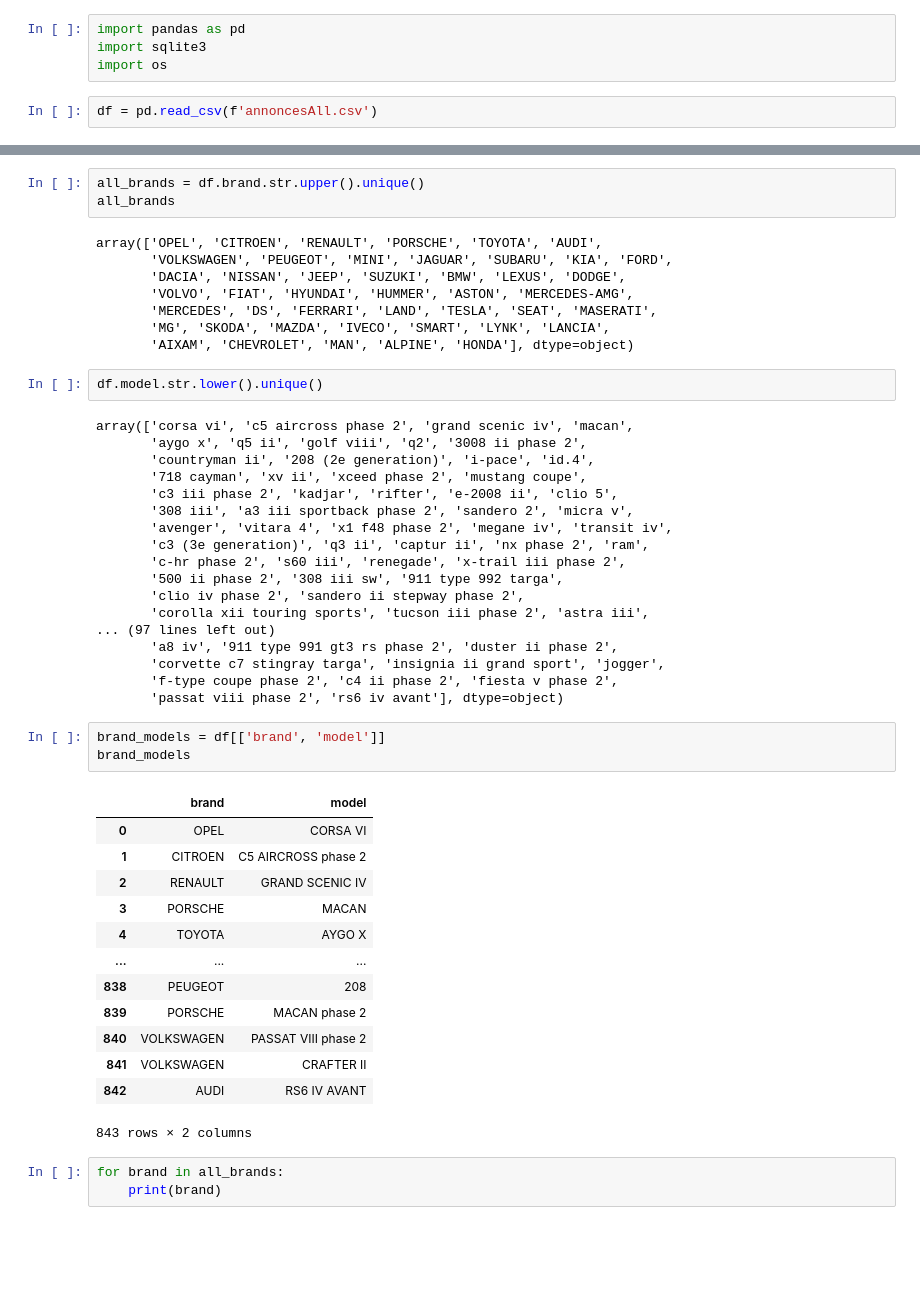
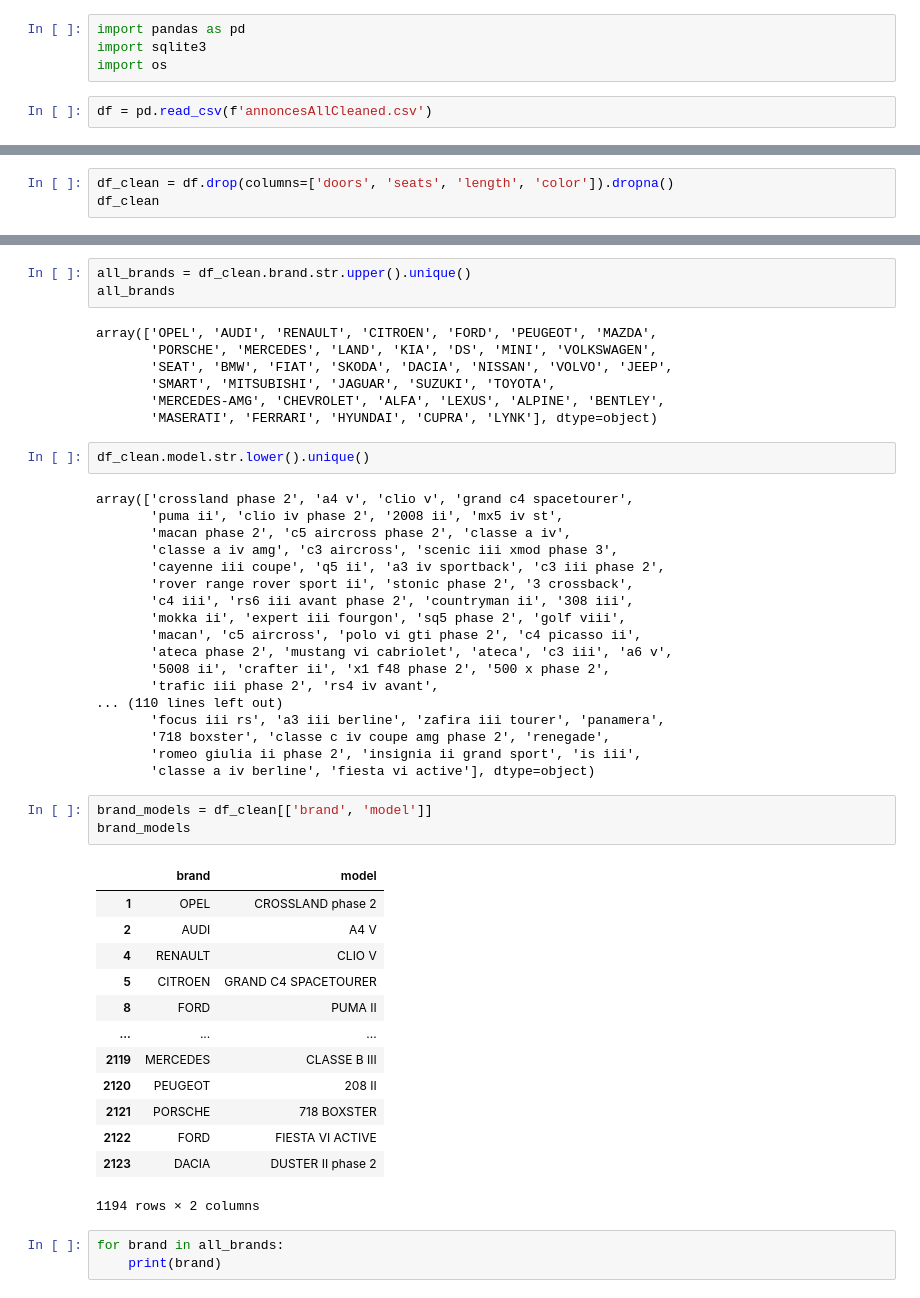
Before and after one commit to Fredkiss3/car-price-prediction-ipssi-groupe-3, a Jupyter notebook: backend/jupyter/data-exploration.ipynb, the cells around one changed output, grey strips where cells are left out. Cells and saved outputs as stored; diff of their text form; blank space fills up the shorter version.

```diff
--- a/backend/jupyter/data-exploration.ipynb
+++ b/backend/jupyter/data-exploration.ipynb
@@ -16,7 +16,7 @@ import pandas as pd
 import sqlite3
 import os
 # %%
-df = pd.read_csv(f'annoncesAll.csv')
+df = pd.read_csv(f'annoncesAllCleaned.csv')
 # %%
 df
 # %% [output]
@@ -35,0 +36,3 @@ df
+# %%
+df_clean = df.drop(columns=['doors', 'seats', 'length', 'color']).dropna()
+df_clean
@@ -36,51 +53,50 @@ df
 # %%
-all_brands = df.brand.str.upper().unique()
+all_brands = df_clean.brand.str.upper().unique()
 all_brands
 # %% [output]
-array(['OPEL', 'CITROEN', 'RENAULT', 'PORSCHE', 'TOYOTA', 'AUDI',
-       'VOLKSWAGEN', 'PEUGEOT', 'MINI', 'JAGUAR', 'SUBARU', 'KIA', 'FORD',
-       'DACIA', 'NISSAN', 'JEEP', 'SUZUKI', 'BMW', 'LEXUS', 'DODGE',
-       'VOLVO', 'FIAT', 'HYUNDAI', 'HUMMER', 'ASTON', 'MERCEDES-AMG',
-       'MERCEDES', 'DS', 'FERRARI', 'LAND', 'TESLA', 'SEAT', 'MASERATI',
-       'MG', 'SKODA', 'MAZDA', 'IVECO', 'SMART', 'LYNK', 'LANCIA',
-       'AIXAM', 'CHEVROLET', 'MAN', 'ALPINE', 'HONDA'], dtype=object)
+array(['OPEL', 'AUDI', 'RENAULT', 'CITROEN', 'FORD', 'PEUGEOT', 'MAZDA',
+       'PORSCHE', 'MERCEDES', 'LAND', 'KIA', 'DS', 'MINI', 'VOLKSWAGEN',
+       'SEAT', 'BMW', 'FIAT', 'SKODA', 'DACIA', 'NISSAN', 'VOLVO', 'JEEP',
+       'SMART', 'MITSUBISHI', 'JAGUAR', 'SUZUKI', 'TOYOTA',
+       'MERCEDES-AMG', 'CHEVROLET', 'ALFA', 'LEXUS', 'ALPINE', 'BENTLEY',
+       'MASERATI', 'FERRARI', 'HYUNDAI', 'CUPRA', 'LYNK'], dtype=object)
 # %%
-df.model.str.lower().unique()
+df_clean.model.str.lower().unique()
 # %% [output]
-array(['corsa vi', 'c5 aircross phase 2', 'grand scenic iv', 'macan',
-       'aygo x', 'q5 ii', 'golf viii', 'q2', '3008 ii phase 2',
-       'countryman ii', '208 (2e generation)', 'i-pace', 'id.4',
-       '718 cayman', 'xv ii', 'xceed phase 2', 'mustang coupe',
-       'c3 iii phase 2', 'kadjar', 'rifter', 'e-2008 ii', 'clio 5',
-       '308 iii', 'a3 iii sportback phase 2', 'sandero 2', 'micra v',
-       'avenger', 'vitara 4', 'x1 f48 phase 2', 'megane iv', 'transit iv',
-       'c3 (3e generation)', 'q3 ii', 'captur ii', 'nx phase 2', 'ram',
-       'c-hr phase 2', 's60 iii', 'renegade', 'x-trail iii phase 2',
-       '500 ii phase 2', '308 iii sw', '911 type 992 targa',
-       'clio iv phase 2', 'sandero ii stepway phase 2',
-       'corolla xii touring sports', 'tucson iii phase 2', 'astra iii',
-... (97 lines left out)
-       'a8 iv', '911 type 991 gt3 rs phase 2', 'duster ii phase 2',
-       'corvette c7 stingray targa', 'insignia ii grand sport', 'jogger',
-       'f-type coupe phase 2', 'c4 ii phase 2', 'fiesta v phase 2',
-       'passat viii phase 2', 'rs6 iv avant'], dtype=object)
+array(['crossland phase 2', 'a4 v', 'clio v', 'grand c4 spacetourer',
+       'puma ii', 'clio iv phase 2', '2008 ii', 'mx5 iv st',
+       'macan phase 2', 'c5 aircross phase 2', 'classe a iv',
+       'classe a iv amg', 'c3 aircross', 'scenic iii xmod phase 3',
+       'cayenne iii coupe', 'q5 ii', 'a3 iv sportback', 'c3 iii phase 2',
+       'rover range rover sport ii', 'stonic phase 2', '3 crossback',
+       'c4 iii', 'rs6 iii avant phase 2', 'countryman ii', '308 iii',
+       'mokka ii', 'expert iii fourgon', 'sq5 phase 2', 'golf viii',
+       'macan', 'c5 aircross', 'polo vi gti phase 2', 'c4 picasso ii',
+       'ateca phase 2', 'mustang vi cabriolet', 'ateca', 'c3 iii', 'a6 v',
+       '5008 ii', 'crafter ii', 'x1 f48 phase 2', '500 x phase 2',
+       'trafic iii phase 2', 'rs4 iv avant',
+... (110 lines left out)
+       'focus iii rs', 'a3 iii berline', 'zafira iii tourer', 'panamera',
+       '718 boxster', 'classe c iv coupe amg phase 2', 'renegade',
+       'romeo giulia ii phase 2', 'insignia ii grand sport', 'is iii',
+       'classe a iv berline', 'fiesta vi active'], dtype=object)
 # %%
-brand_models = df[['brand', 'model']]
+brand_models = df_clean[['brand', 'model']]
 brand_models
 # %% [output]
 |  | brand | model |
-| 0 | OPEL | CORSA VI |
-| 1 | CITROEN | C5 AIRCROSS phase 2 |
-| 2 | RENAULT | GRAND SCENIC IV |
-| 3 | PORSCHE | MACAN |
-| 4 | TOYOTA | AYGO X |
+| 1 | OPEL | CROSSLAND phase 2 |
+| 2 | AUDI | A4 V |
+| 4 | RENAULT | CLIO V |
+| 5 | CITROEN | GRAND C4 SPACETOURER |
+| 8 | FORD | PUMA II |
 | ... | ... | ... |
-| 838 | PEUGEOT | 208 |
-| 839 | PORSCHE | MACAN phase 2 |
-| 840 | VOLKSWAGEN | PASSAT VIII phase 2 |
-| 841 | VOLKSWAGEN | CRAFTER II |
-| 842 | AUDI | RS6 IV AVANT |
+| 2119 | MERCEDES | CLASSE B III |
+| 2120 | PEUGEOT | 208 II |
+| 2121 | PORSCHE | 718 BOXSTER |
+| 2122 | FORD | FIESTA VI ACTIVE |
+| 2123 | DACIA | DUSTER II phase 2 |
-843 rows × 2 columns
+1194 rows × 2 columns
 # %%
 for brand in all_brands:
     print(brand)
```
Also changed, not shown: parts of 2 cells of this notebook, 9 other files.
